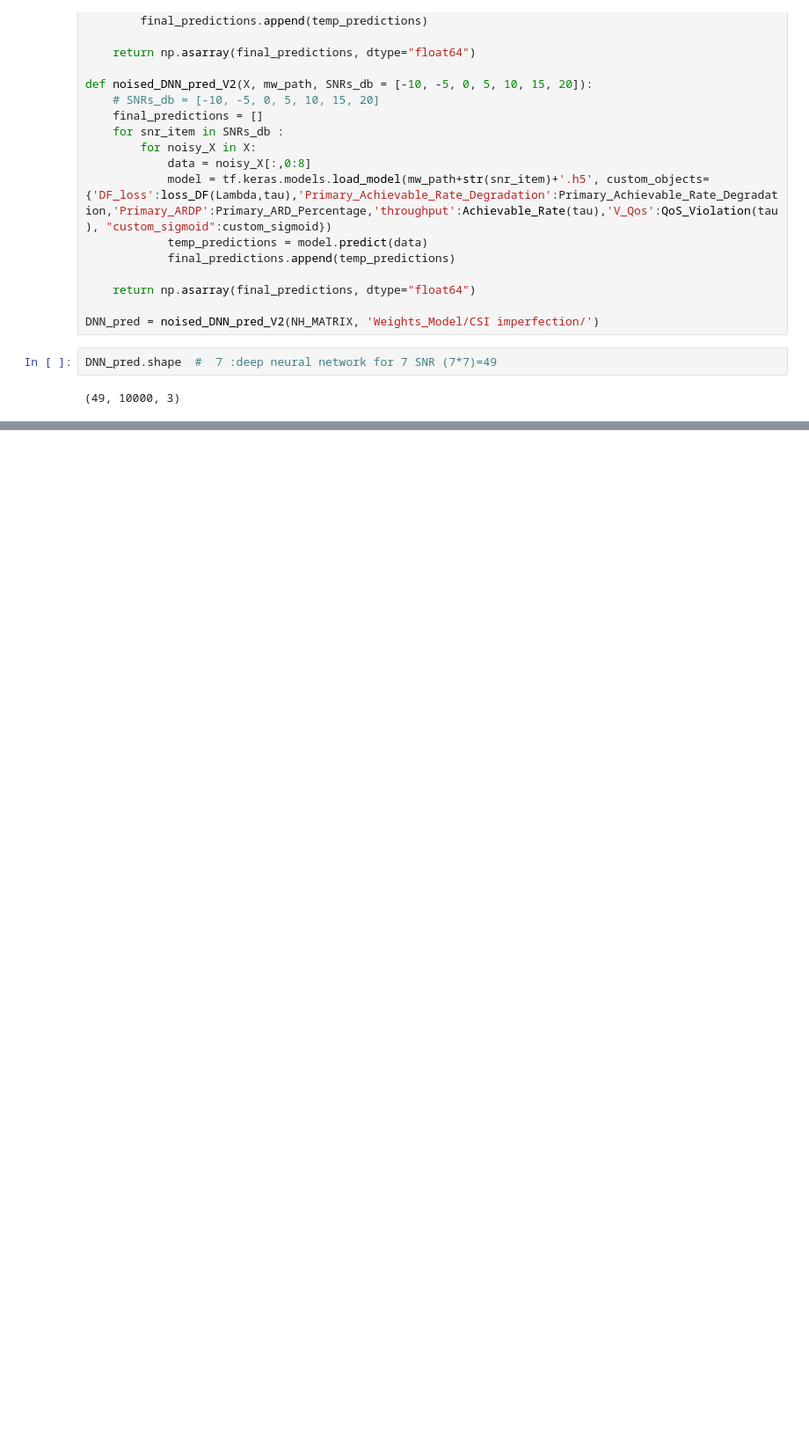
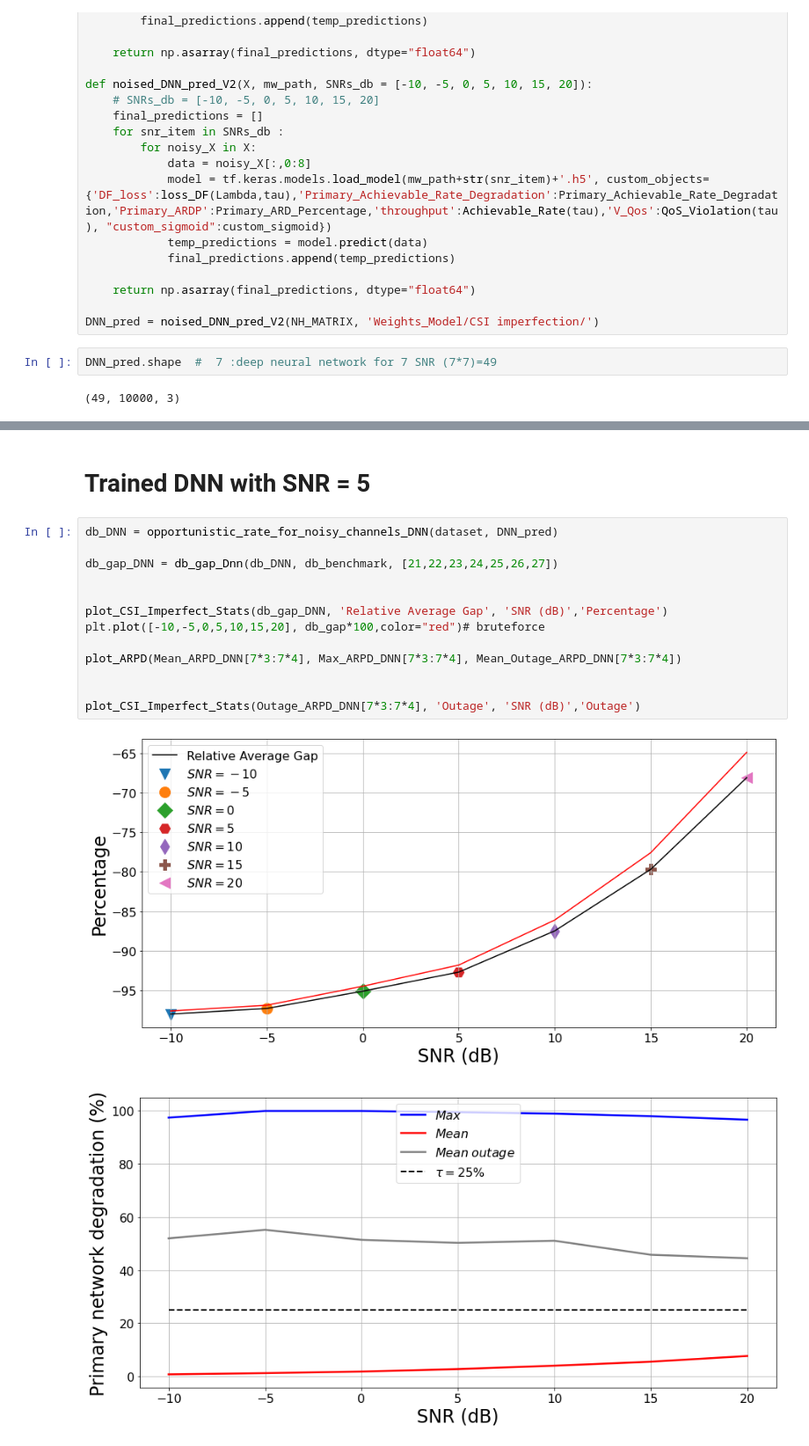
Before and after one commit to yacine074/Robustness_SPAWC22, a Jupyter notebook: Imperfect CSI.ipynb, the cells around one changed output, grey strips where cells are left out. Shown at 88% size. Saved outputs shown, nothing was run; the diff lists cells and outputs as text; blank space fills up the shorter version.

```diff
--- a/Imperfect CSI.ipynb
+++ b/Imperfect CSI.ipynb
@@ -1015,0 +966,18 @@ plt.plot([-10,-5,0,5,10,15,20], db_gap*100,color="red")# bruteforce
+# %% [markdown]
+# Trained DNN with SNR = 5
+# %%
+db_DNN = opportunistic_rate_for_noisy_channels_DNN(dataset, DNN_pred)
+
+db_gap_DNN = db_gap_Dnn(db_DNN, db_benchmark, [21,22,23,24,25,26,27])
+
+
+plot_CSI_Imperfect_Stats(db_gap_DNN, 'Relative Average Gap', 'SNR (dB)','Percentage')
+plt.plot([-10,-5,0,5,10,15,20], db_gap*100,color="red")# bruteforce
+
+plot_ARPD(Mean_ARPD_DNN[7*3:7*4], Max_ARPD_DNN[7*3:7*4], Mean_Outage_ARPD_DNN[7*3:7*4])
+
+
+plot_CSI_Imperfect_Stats(Outage_ARPD_DNN[7*3:7*4], 'Outage', 'SNR (dB)','Outage')
+# %% [output]
+[figure, added]
+[figure, added]
```
Also changed, not shown: parts of 27 cells of this notebook.
